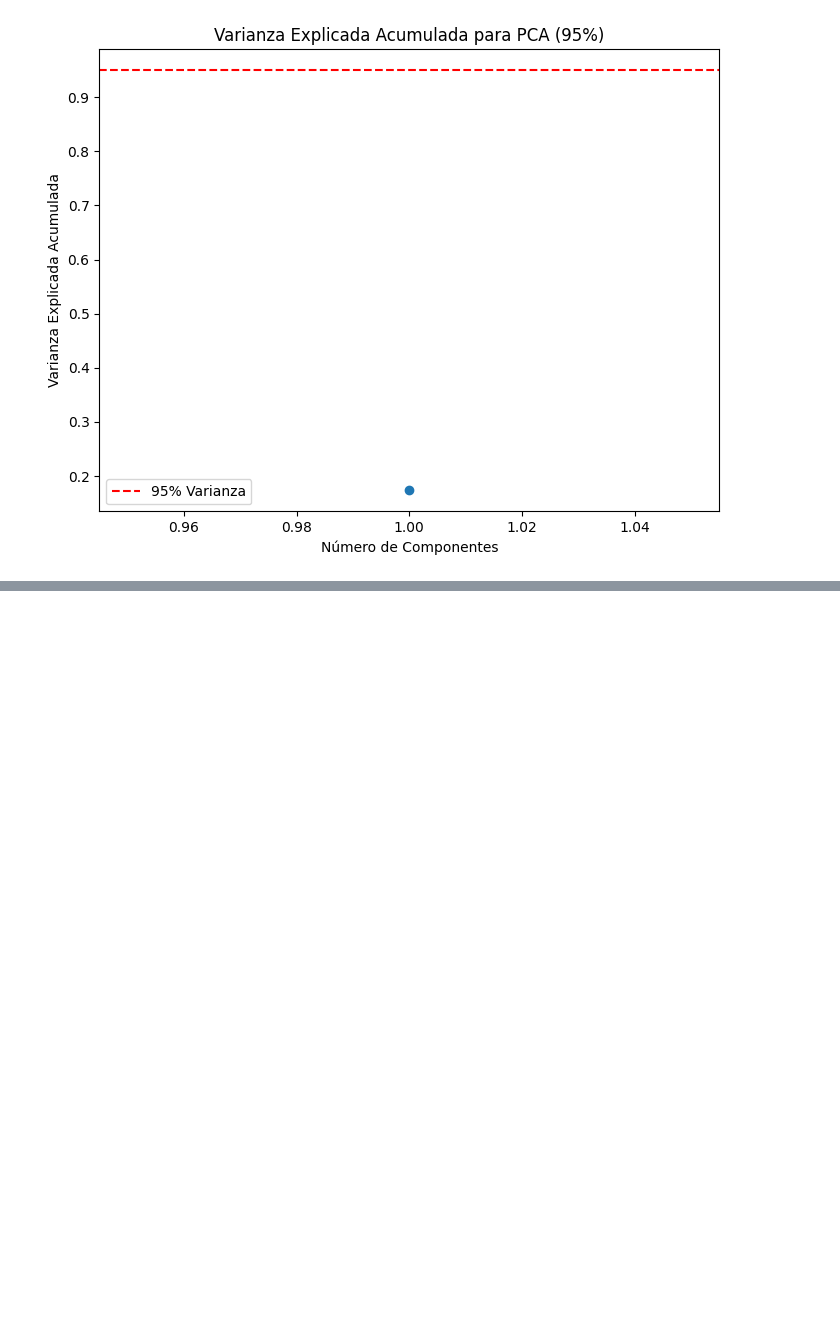
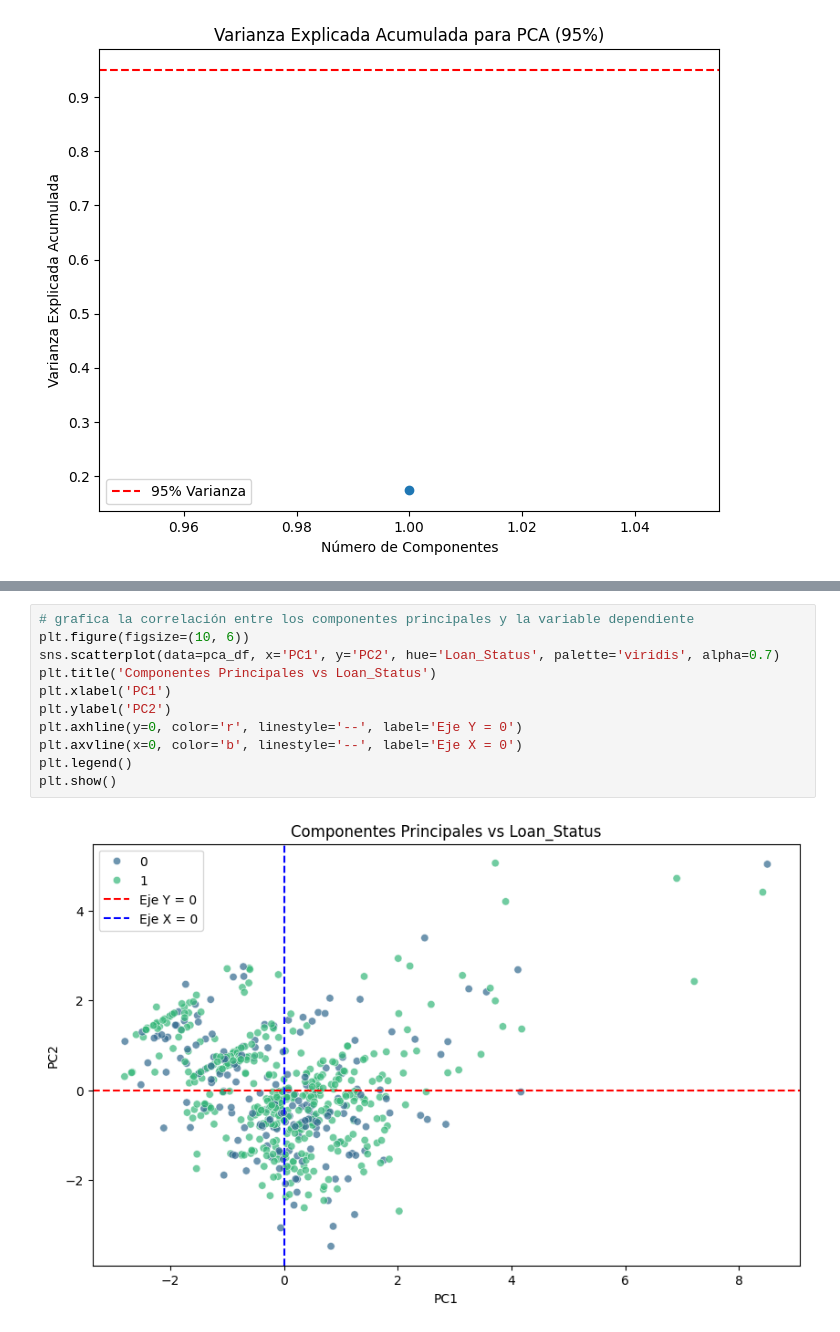
Before and after one commit to jlbonac/pca_creditos, a Jupyter notebook: pca_creditos.ipynb, the cells around one changed output, grey strips where cells are left out. Drawn from its saved outputs; the diff is of its cells as text; blank space fills up the shorter version.

```diff
--- a/pca_creditos.ipynb
+++ b/pca_creditos.ipynb
@@ -982,0 +1070,13 @@ PC5        0.807985      -0.012717
+# %%
+# grafica la correlación entre los componentes principales y la variable dependiente
+plt.figure(figsize=(10, 6))
+sns.scatterplot(data=pca_df, x='PC1', y='PC2', hue='Loan_Status', palette='viridis', alpha=0.7)
+plt.title('Componentes Principales vs Loan_Status')
+plt.xlabel('PC1')
+plt.ylabel('PC2')
+plt.axhline(y=0, color='r', linestyle='--', label='Eje Y = 0')
+plt.axvline(x=0, color='b', linestyle='--', label='Eje X = 0')
+plt.legend()
+plt.show()
+# %% [output]
+[figure, added]
```
Also changed, not shown: parts of 36 cells of this notebook.
